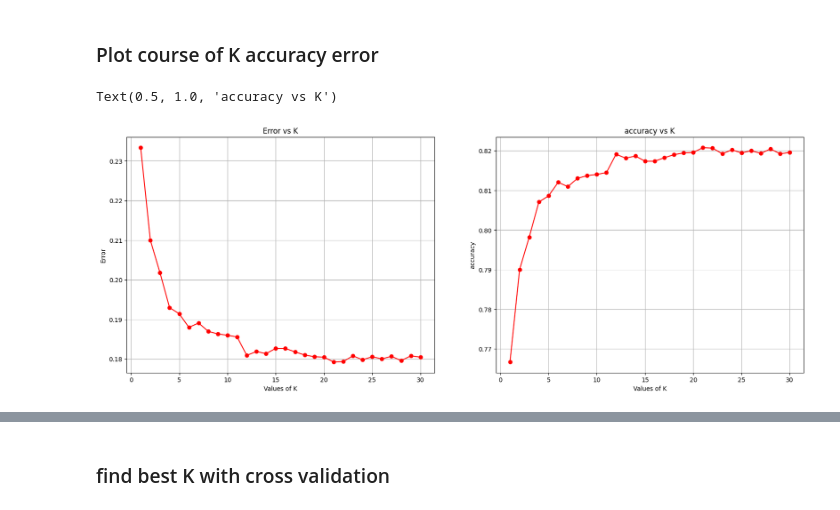
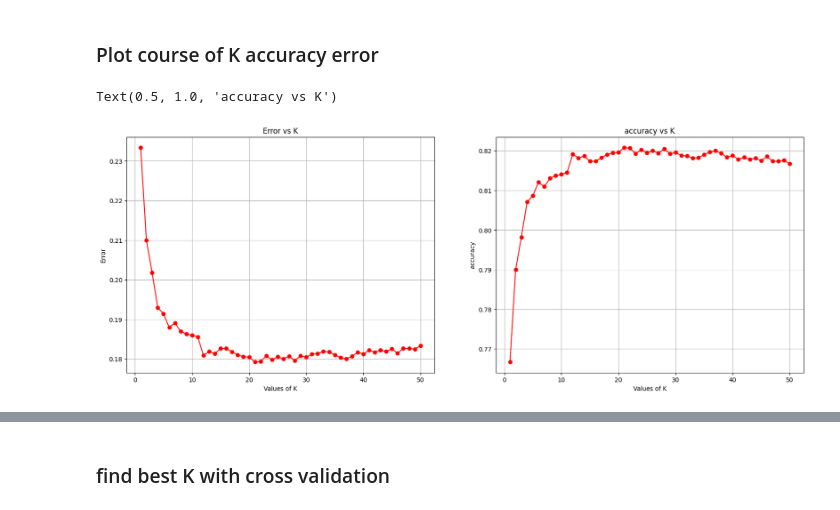
Before and after one commit to benedikt57/XAI_KNN, a Jupyter notebook: adult-income-k-nearest-neighbors-knn.ipynb, the cells around one changed output, grey strips where cells are left out. Cells and saved outputs as stored; diff of their text form; code cells hidden in the pictures.

```diff
--- a/adult-income-k-nearest-neighbors-knn.ipynb
+++ b/adult-income-k-nearest-neighbors-knn.ipynb
@@ -457,7 +457,7 @@ info.T
 ### find best K without cross validation
 # %%
 # Find Best K
-K = 30
+K = 50
 error =[]
 accuracy=[]
 for i in range(1,K+1):
@@ -471,22 +471,22 @@ for i in range(1,K+1):
 # %%
 
 plt.figure(figsize=(20, 7))
 plt.subplot(1, 2, 1)
-plt.plot(range(1,31),error,'r-',marker='o')
+plt.plot(range(1,51),error,'r-',marker='o')
 plt.xlabel('Values of K')
 plt.ylabel('Error')
 plt.grid()
 plt.title('Error vs K')
 
 plt.subplot(1, 2, 2)
-plt.plot(range(1,31),accuracy,'r-',marker='o')
+plt.plot(range(1,51),accuracy,'r-',marker='o')
 plt.xlabel('Values of K')
 plt.ylabel('accuracy')
 plt.grid()
 plt.title('accuracy vs K')
 # %% [output]
 Text(0.5, 1.0, 'accuracy vs K')
-[figure, old version]
+[figure, new version]
 # %%
 # Find Best K
 training_acc = []
```
Also changed, not shown: parts of 4 cells of this notebook.
